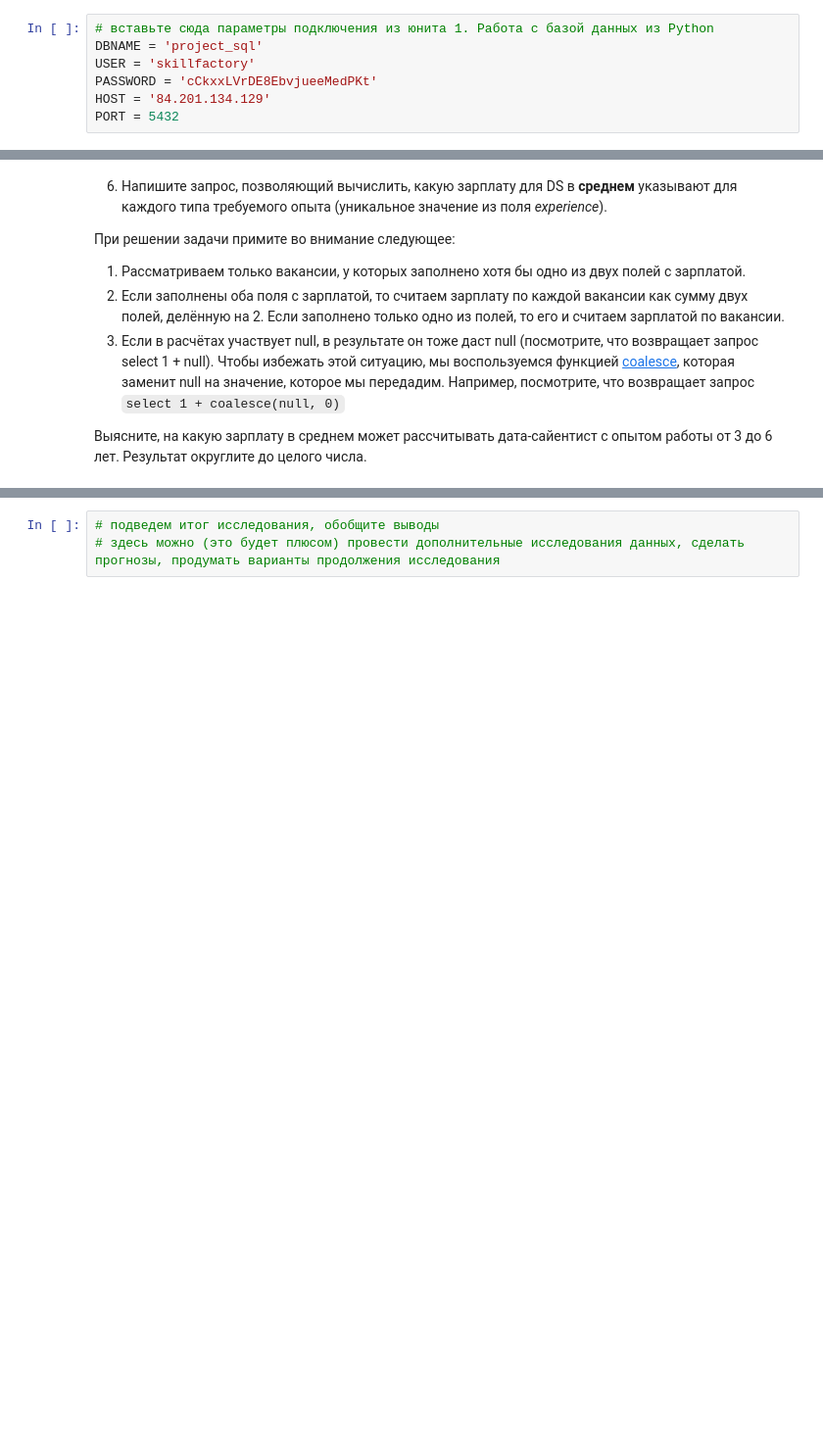
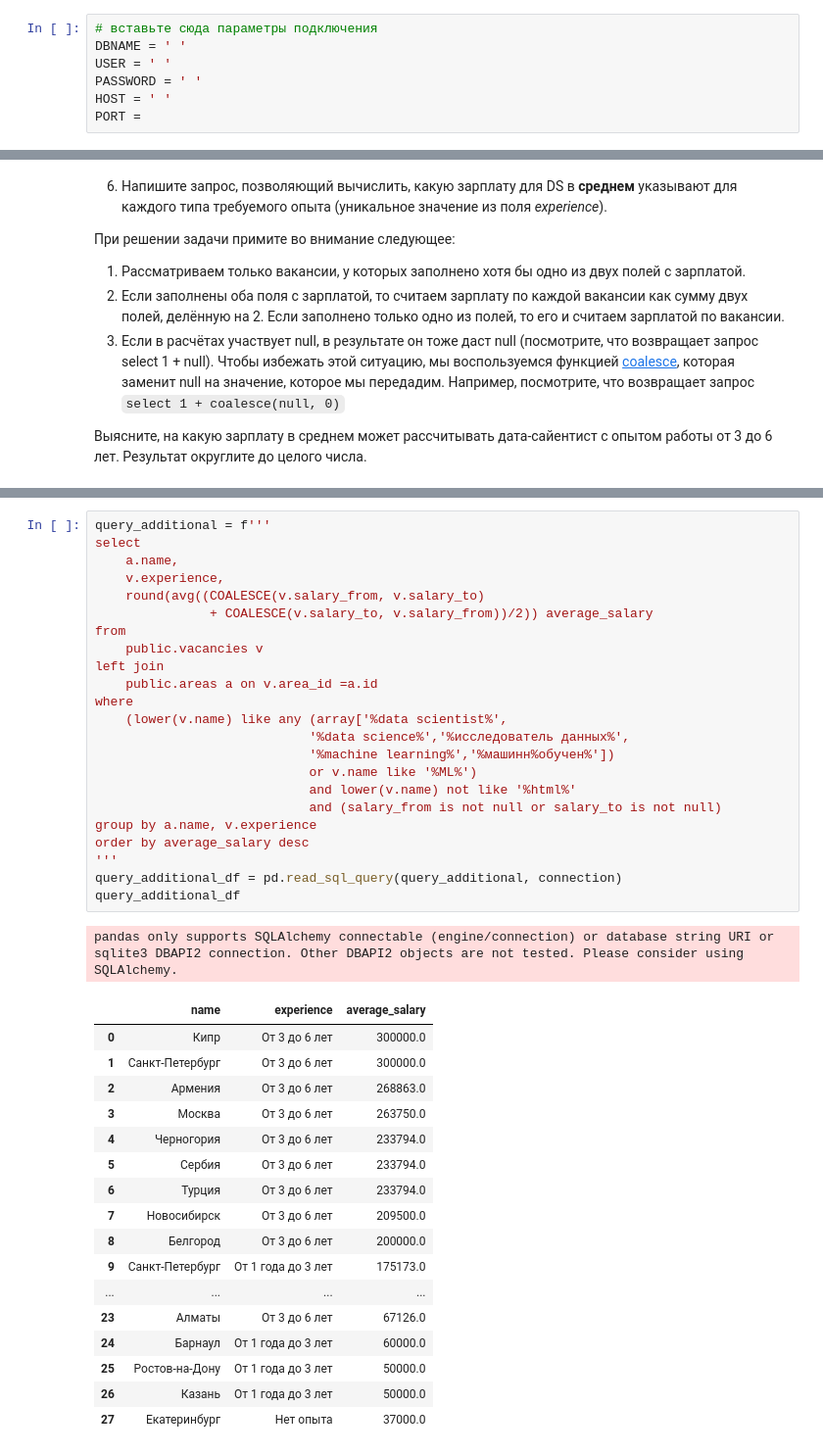
Before and after one commit to maimol83/SF_Project_2_SQL, a Jupyter notebook: Project_2_Ноутбук.ipynb, the cells around one changed output, grey strips where cells are left out. Shown at 98% size. Drawn from its saved outputs; the diff is of its cells as text; blank space fills up the shorter version.

```diff
--- a/Project_2_Ноутбук.ipynb
+++ b/Project_2_Ноутбук.ipynb
@@ -10,10 +8,10 @@ import psycopg2
 # %%
-# вставьте сюда параметры подключения из юнита 1. Работа с базой данных из Python
-DBNAME = 'project_sql'
-USER = 'skillfactory'
-PASSWORD = 'cCkxxLVrDE8EbvjueeMedPKt'
-HOST = '84.201.134.129'
-PORT = 5432
+# вставьте сюда параметры подключения
+DBNAME = ' '
+USER = ' '
+PASSWORD = ' '
+HOST = ' '
+PORT =
 # %%
 connection = psycopg2.connect(
     dbname=DBNAME,
@@ -641,3 +793,42 @@ query_6_6_df
 # %%
-# подведем итог исследования, обобщите выводы
-# здесь можно (это будет плюсом) провести дополнительные исследования данных, сделать прогнозы, продумать варианты продолжения исследования
+query_additional = f'''
+select
+	a.name,
+	v.experience,
+	round(avg((COALESCE(v.salary_from, v.salary_to)
+			   + COALESCE(v.salary_to, v.salary_from))/2)) average_salary
+from
+	public.vacancies v
+left join
+	public.areas a on v.area_id =a.id
+where
+	(lower(v.name) like any (array['%data scientist%',
+                            '%data science%','%исследователь данных%',
+                            '%machine learning%','%машинн%обучен%'])
+                            or v.name like '%ML%')
+                            and lower(v.name) not like '%html%'
+							and (salary_from is not null or salary_to is not null)
+group by a.name, v.experience
+order by average_salary desc
+'''
+query_additional_df = pd.read_sql_query(query_additional, connection)
+query_additional_df
+# %% [output]
+pandas only supports SQLAlchemy connectable (engine/connection) or database string URI or sqlite3 DBAPI2 connection. Other DBAPI2 objects are not tested. Please consider using SQLAlchemy.
+|  | name | experience | average_salary |
+| 0 | Кипр | От 3 до 6 лет | 300000.0 |
+| 1 | Санкт-Петербург | От 3 до 6 лет | 300000.0 |
+| 2 | Армения | От 3 до 6 лет | 268863.0 |
+| 3 | Москва | От 3 до 6 лет | 263750.0 |
+| 4 | Черногория | От 3 до 6 лет | 233794.0 |
+| 5 | Сербия | От 3 до 6 лет | 233794.0 |
+| 6 | Турция | От 3 до 6 лет | 233794.0 |
+| 7 | Новосибирск | От 3 до 6 лет | 209500.0 |
+| 8 | Белгород | От 3 до 6 лет | 200000.0 |
+| 9 | Санкт-Петербург | От 1 года до 3 лет | 175173.0 |
+| ... | ... | ... | ... |
+| 23 | Алматы | От 3 до 6 лет | 67126.0 |
+| 24 | Барнаул | От 1 года до 3 лет | 60000.0 |
+| 25 | Ростов-на-Дону | От 1 года до 3 лет | 50000.0 |
+| 26 | Казань | От 1 года до 3 лет | 50000.0 |
+| 27 | Екатеринбург | Нет опыта | 37000.0 |
```
Also changed, not shown: parts of 58 cells of this notebook.
